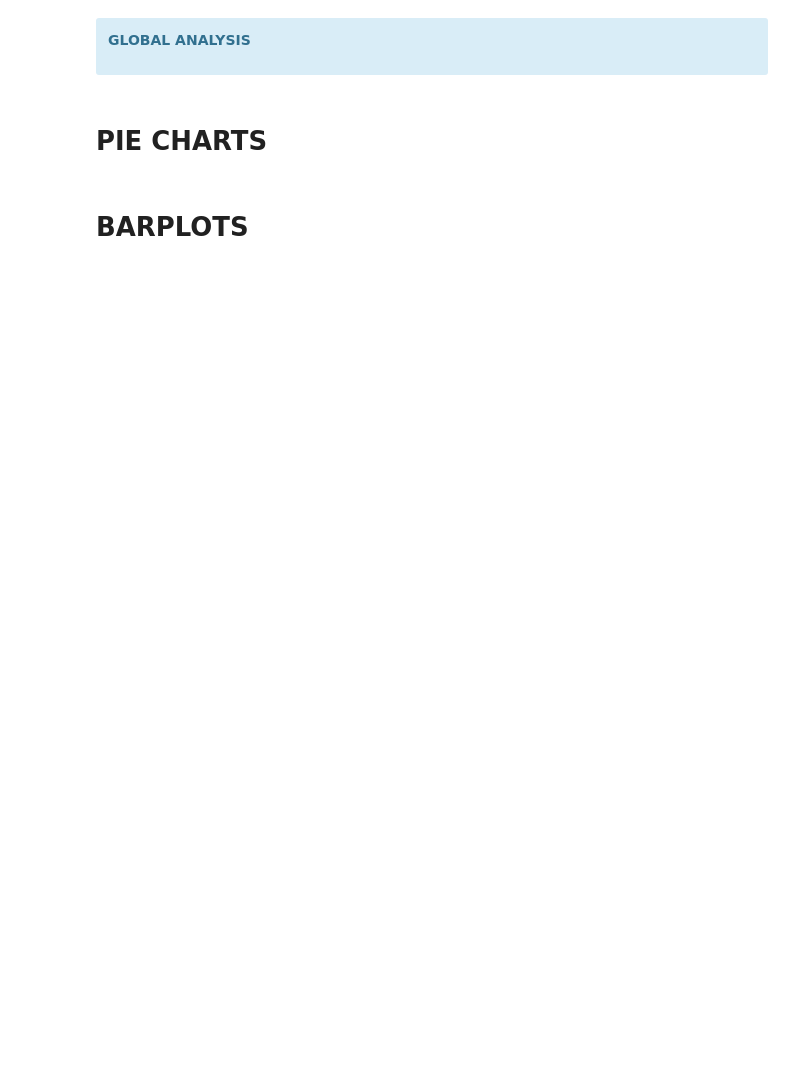
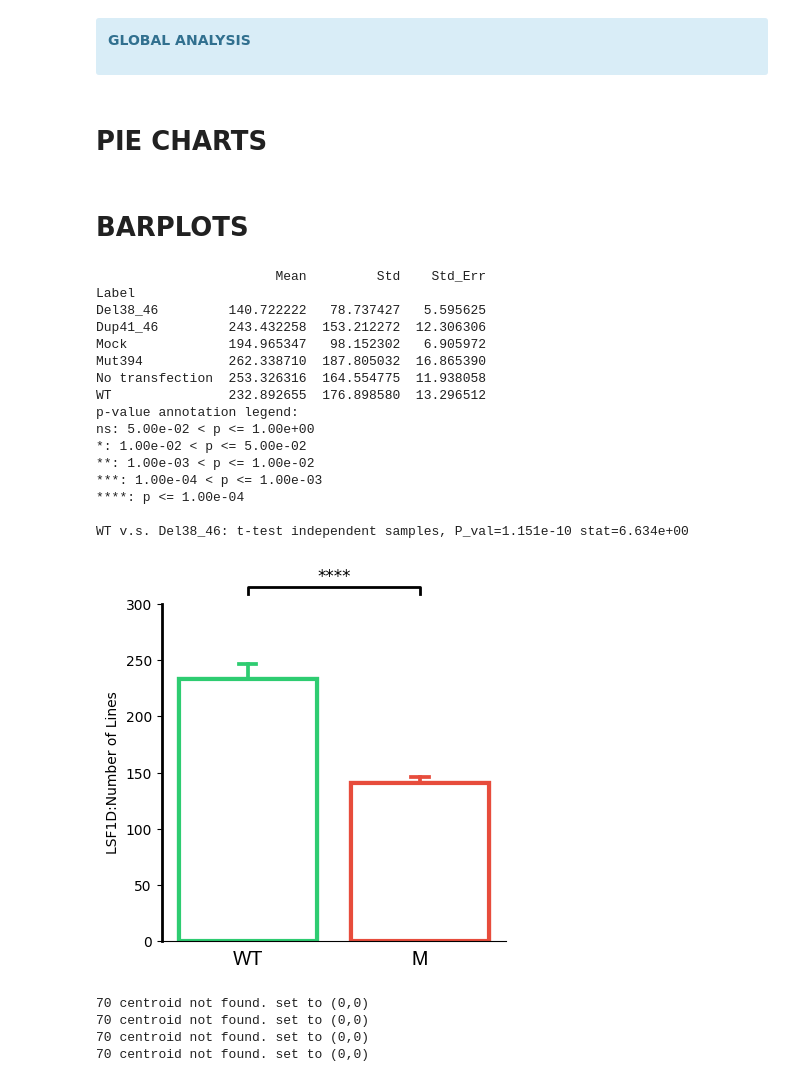
Before and after one commit to diogojfv/aTubulinOrganization, a Jupyter notebook: 7 - Results Analysis.ipynb, the cells around one changed output. Drawn from its saved outputs; the diff is of its cells as text; code cells hidden in the pictures; blank space fills up the shorter version.

```diff
--- a/7 - Results Analysis.ipynb
+++ b/7 - Results Analysis.ipynb
@@ -528,7 +387,75 @@ NameError: name 'folder' is not defined
 # %% [markdown]
 # BARPLOTS
 # %%
-fig_bar = plot_barplot_paper(FULL,
+fig_bar = plot_barplot_paper(ResultsDF,
                    feature = [
                               'LSF1D:Number of Lines',
                               ])
+# %% [output]
+                       Mean         Std    Std_Err
+Label
+Del38_46         140.722222   78.737427   5.595625
+Dup41_46         243.432258  153.212272  12.306306
+Mock             194.965347   98.152302   6.905972
+Mut394           262.338710  187.805032  16.865390
+No transfection  253.326316  164.554775  11.938058
+WT               232.892655  176.898580  13.296512
+p-value annotation legend:
+ns: 5.00e-02 < p <= 1.00e+00
+*: 1.00e-02 < p <= 5.00e-02
+**: 1.00e-03 < p <= 1.00e-02
+***: 1.00e-04 < p <= 1.00e-03
+****: p <= 1.00e-04
+
+WT v.s. Del38_46: t-test independent samples, P_val=1.151e-10 stat=6.634e+00
+[figure, added]
+# %%
+# DELETE AFTER
+
+def getskelfrom(ResultsRow):
+    idx = ResultsRow['Img Index']
+    image = data['CYTO_PRE'].loc[idx]['Skeleton'] * retrieve_mask(ResultsRow['Mask'],ResultsRow['Image Size'])
+
+    non_zero_indices = np.where((image*1)!=0)
+
+    return non_zero_indices
+
+def centroid_find(ResultsRow,CentroidsDF):
+    x_,y_   = ResultsRow['Mask']
+    imgIndex = ResultsRow['Img Index']
+    df = CentroidsDF[imgIndex]
+    # Find centroid
+    for index,row in df.iterrows():
+        if (round(row['Centroid'][0]),round(row['Centroid'][1])) in list(zip(x_,y_)):
+            centroid = (row['Centroid'][0],row['Centroid'][1])
+            contour  = row['Contour'][0][:,0]
+
+            break
+    try:
+        centroid
+    except:
+        centroid = (0,0)
+        contour = (0,0)
+        print(index,'centroid not found. set to (0,0)')
+
+    return centroid,contour
+
+
+
+
+data['NUCL_PRE'] = pd.read_pickle(folder + "\\NUCL_PRE\\NUCL_PRE.pkl") # pd.read_pickle(os.getcwd() + "\\NUCL_PRE_2D_StarDist.pkl") #
+data['CYTO_PRE'] = pd.read_pickle(folder + "\\CYTO_PRE\\CYTO_PRE.pkl")
+CentroidsDF      = pickle.load(open(folder + '//Centroids.p', 'rb'))
+ResultsDF        = pd.read_pickle(folder + "\\ResultsDF_9_jan_24.pkl")
+ResultsDF['Mask'] = [np.where((mask*1)!=0) for mask in ResultsDF['Mask']]
+ResultsDF['Resolution'] =  [(1, 0.16125,0.16125) for i in range(len(ResultsDF))]
+ResultsDF['Image Size'] = [(1040, 1388) for i in range(len(ResultsDF))]
+ResultsDF['Skeleton'] = [getskelfrom(row) for index,row in ResultsDF.iterrows()]
+ResultsDF['Nucleus Centroid'] = [centroid_find(row,CentroidsDF)[0] for index,row in ResultsDF.iterrows()]
+ResultsDF['Nucleus Contour'] = [centroid_find(row,CentroidsDF)[1] for index,row in ResultsDF.iterrows()]
+ResultsDF['Lines'] = ResultsDF['Lines LinReg']
+# %% [output]
+70 centroid not found. set to (0,0)
+70 centroid not found. set to (0,0)
+70 centroid not found. set to (0,0)
+70 centroid not found. set to (0,0)
```
Also changed, not shown: parts of 16 cells of this notebook, 2 other files.
